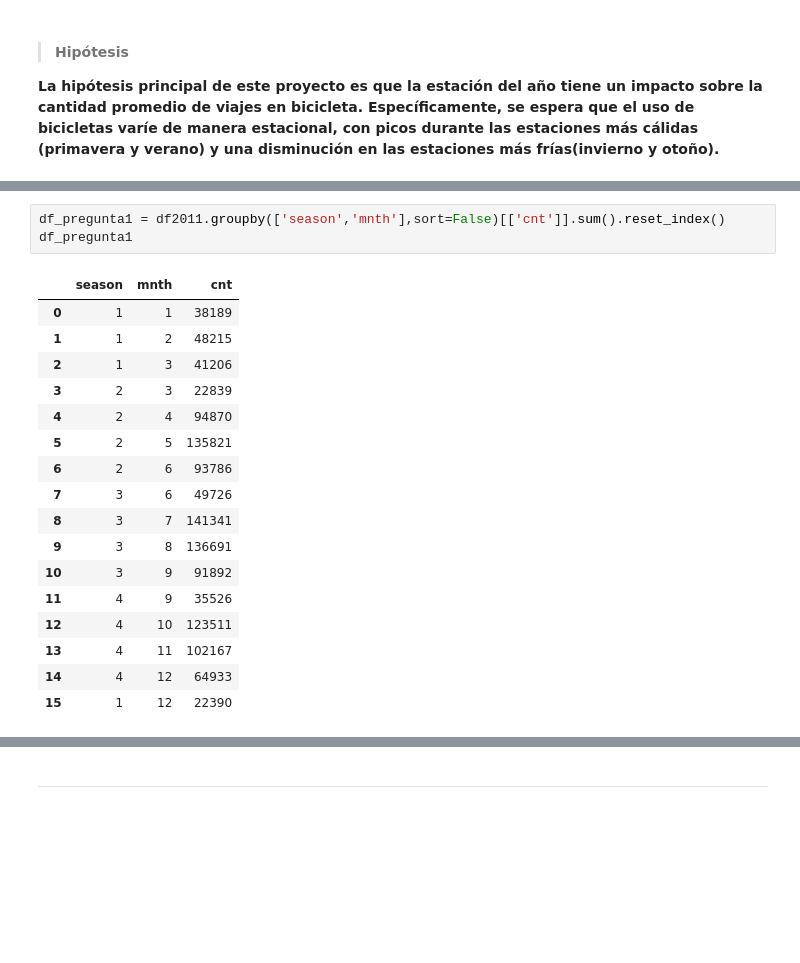
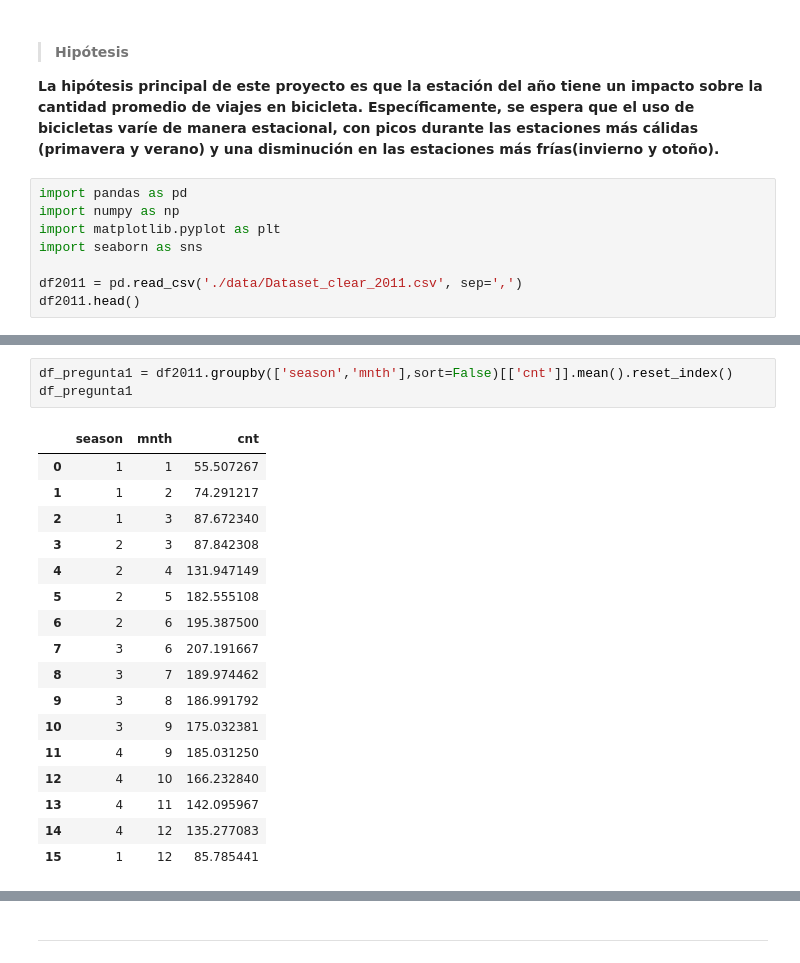
Before and after one commit to solfontan/Capital_Bikeshare_EDA, a Jupyter notebook: Datos_analisis.ipynb, the cells around one changed output, grey strips where cells are left out. Drawn from its saved outputs; the diff is of its cells as text; blank space fills up the shorter version.

```diff
--- a/Datos_analisis.ipynb
+++ b/Datos_analisis.ipynb
@@ -627,3 +627,11 @@ sns.heatmap(df2011.select_dtypes(exclude=['object']).corr(), annot=True);
 impacto sobre la cantidad promedio de viajes en bicicleta. Específicamente,
 se espera que el uso de bicicletas varíe de manera estacional, con picos durante las
 estaciones más cálidas (primavera y verano) y una disminución en las estaciones más frías(invierno y otoño).**
+# %%
+import pandas as pd
+import numpy as np
+import matplotlib.pyplot as plt
+import seaborn as sns
+
+df2011 = pd.read_csv('./data/Dataset_clear_2011.csv', sep=',')
+df2011.head()
@@ -630,21 +645,21 @@ estaciones más cálidas (primavera y verano) y una disminución en las estacion
 # %%
-df_pregunta1 = df2011.groupby(['season','mnth'],sort=False)[['cnt']].sum().reset_index()
+df_pregunta1 = df2011.groupby(['season','mnth'],sort=False)[['cnt']].mean().reset_index()
 df_pregunta1
 # %% [output]
 |  | season | mnth | cnt |
-| 0 | 1 | 1 | 38189 |
-| 1 | 1 | 2 | 48215 |
-| 2 | 1 | 3 | 41206 |
-| 3 | 2 | 3 | 22839 |
-| 4 | 2 | 4 | 94870 |
-| 5 | 2 | 5 | 135821 |
-| 6 | 2 | 6 | 93786 |
-| 7 | 3 | 6 | 49726 |
-| 8 | 3 | 7 | 141341 |
-| 9 | 3 | 8 | 136691 |
-| 10 | 3 | 9 | 91892 |
-| 11 | 4 | 9 | 35526 |
-| 12 | 4 | 10 | 123511 |
-| 13 | 4 | 11 | 102167 |
-| 14 | 4 | 12 | 64933 |
-| 15 | 1 | 12 | 22390 |
+| 0 | 1 | 1 | 55.507267 |
+| 1 | 1 | 2 | 74.291217 |
+| 2 | 1 | 3 | 87.672340 |
+| 3 | 2 | 3 | 87.842308 |
+| 4 | 2 | 4 | 131.947149 |
+| 5 | 2 | 5 | 182.555108 |
+| 6 | 2 | 6 | 195.387500 |
+| 7 | 3 | 6 | 207.191667 |
+| 8 | 3 | 7 | 189.974462 |
+| 9 | 3 | 8 | 186.991792 |
+| 10 | 3 | 9 | 175.032381 |
+| 11 | 4 | 9 | 185.031250 |
+| 12 | 4 | 10 | 166.232840 |
+| 13 | 4 | 11 | 142.095967 |
+| 14 | 4 | 12 | 135.277083 |
+| 15 | 1 | 12 | 85.785441 |
```
Also changed, not shown: parts of 14 cells of this notebook.
